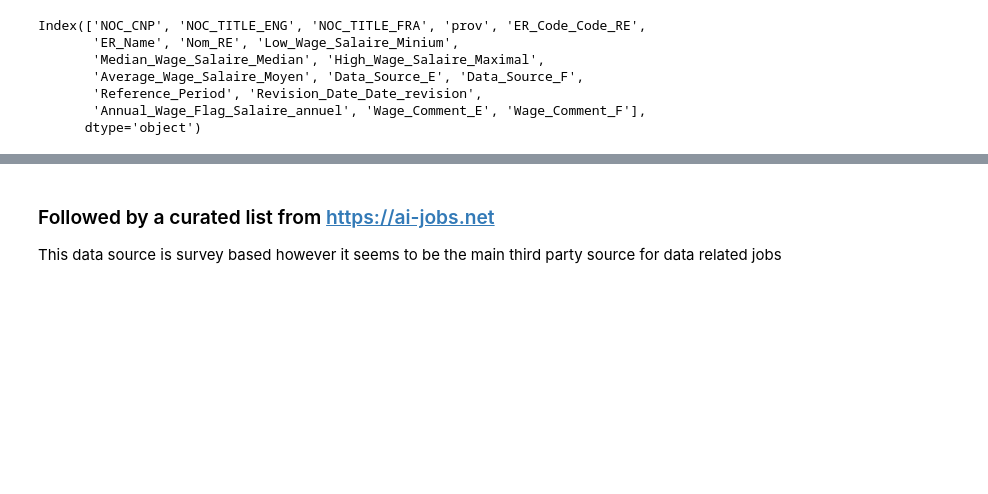
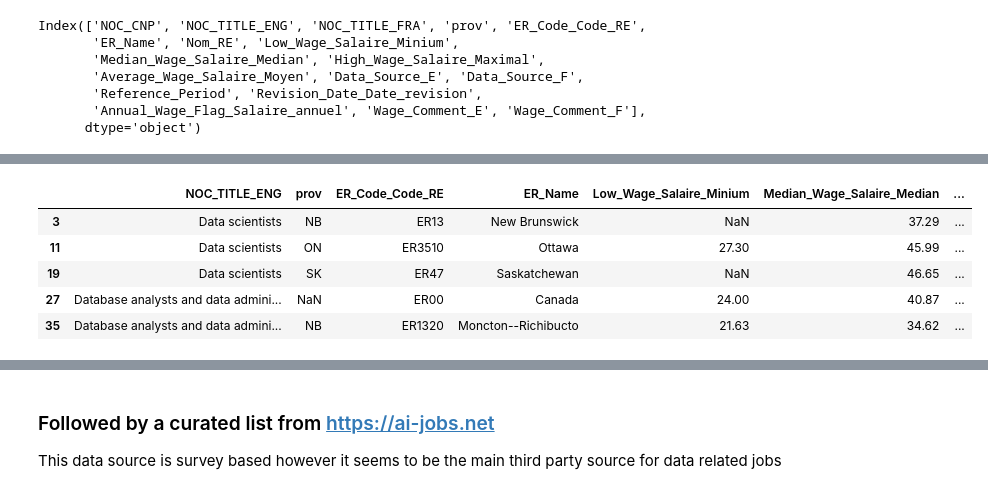
Before and after one commit to DonFetti/Salary-Project, a Jupyter notebook: EDA.ipynb, the cells around one changed output, grey strips where cells are left out. Saved outputs shown, nothing was run; the diff lists cells and outputs as text; code cells hidden in the pictures; blank space fills up the shorter version.

Commit message:
Stat Can Section updated EDA.ipynb and file location changes for data

```diff
--- a/EDA.ipynb
+++ b/EDA.ipynb
@@ -9,7 +9,7 @@ pd.set_option('display.max_rows',900)
 ### Starting with Statcan 2021 census information
 https://www.jobbank.gc.ca/marketreport/wages-occupation/17882/ca
 # %%
-file = r'C:\Users\Andre\OneDrive\Desktop\Data analysis\Salary_Analysis\StatCan_salary.csv'
+file = r'Data\StatCan_salary.csv'
 dfWagesOG = pd.read_csv(file,low_memory=False)
 # %%
 dfWagesOG.columns
@@ -22,7 +22,7 @@ Index(['NOC_CNP', 'NOC_TITLE_ENG', 'NOC_TITLE_FRA', 'prov', 'ER_Code_Code_RE',
        'Annual_Wage_Flag_Salaire_annuel', 'Wage_Comment_E', 'Wage_Comment_F'],
       dtype='object')
 # %%
-df=dfWagesOG.copy()
-dfDS = df[df['NOC_TITLE_ENG'].str.contains('Data sci',na=False) ].copy()
-dfDS.describe()
+dfDatastr = dfWagesOG.copy()
+dfDatastr = dfDatastr[dfDatastr['NOC_TITLE_ENG'].str.contains('Data',na=False)].copy()
+dfDatastr['NOC_TITLE_ENG'].value_counts()
 # %% [output]
@@ -37,0 +34,2 @@ dfDS.describe()
+# %%
+dfDS = dfDatastr[~dfDatastr['NOC_TITLE_ENG'].str.contains('clerks',na=False)].copy()
@@ -37,0 +54,10 @@ dfDS.describe()
+# %%
+dfDS.reset_index(inplace=True,drop=True)
+dfDS[3:36:8] #display a small selection of the table
+# %% [output]
+|  | NOC_TITLE_ENG | prov | ER_Code_Code_RE | ER_Name | Low_Wage_Salaire_Minium | Median_Wage_Salaire_Median | ... |
+| 3 | Data scientists | NB | ER13 | New Brunswick | NaN | 37.29 | ... |
+| 11 | Data scientists | ON | ER3510 | Ottawa | 27.30 | 45.99 | ... |
+| 19 | Data scientists | SK | ER47 | Saskatchewan | NaN | 46.65 | ... |
+| 27 | Database analysts and data admini... | NaN | ER00 | Canada | 24.00 | 40.87 | ... |
+| 35 | Database analysts and data admini... | NB | ER1320 | Moncton--Richibucto | 21.63 | 34.62 | ... |
```
Also changed, not shown: parts of 14 cells of this notebook.
